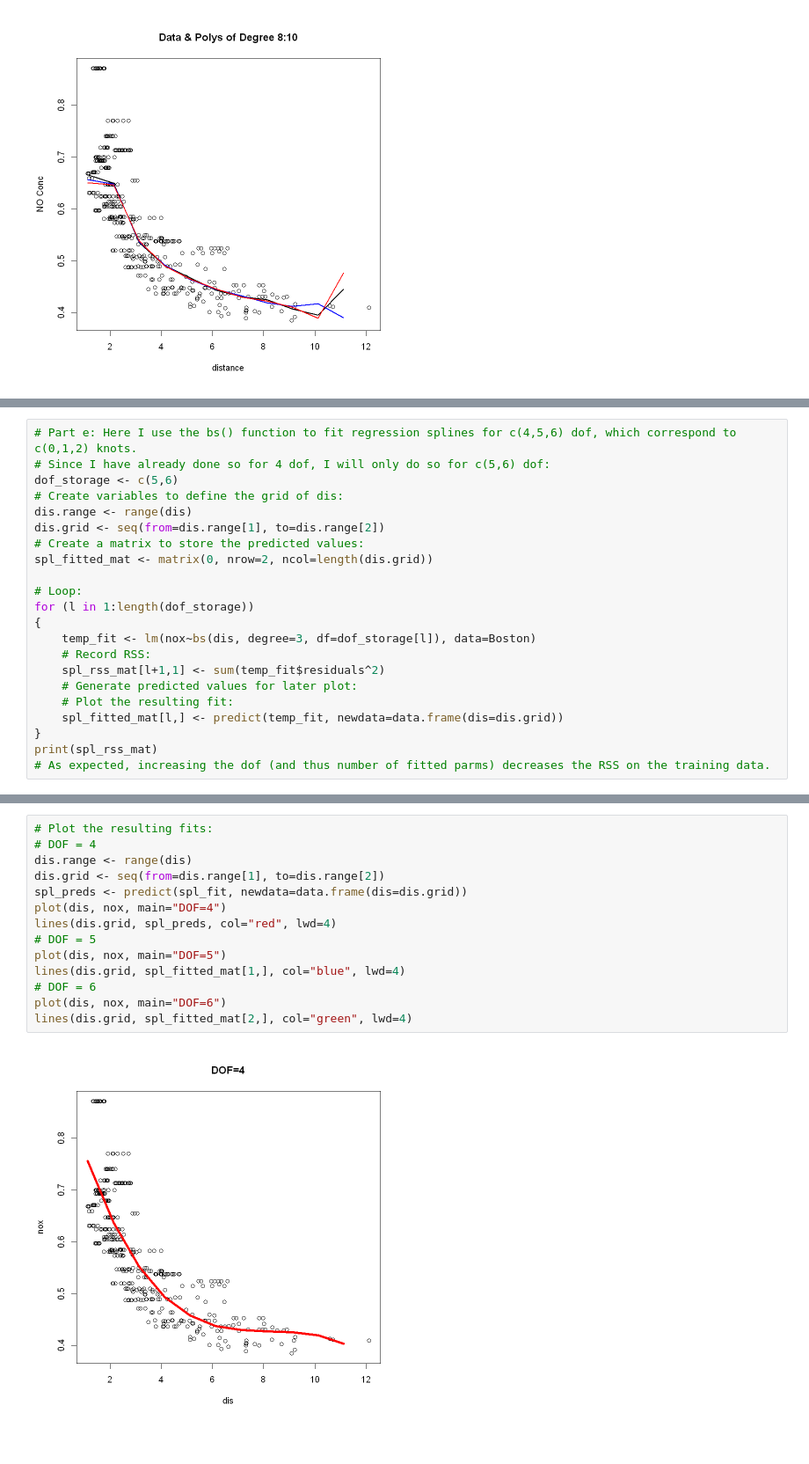
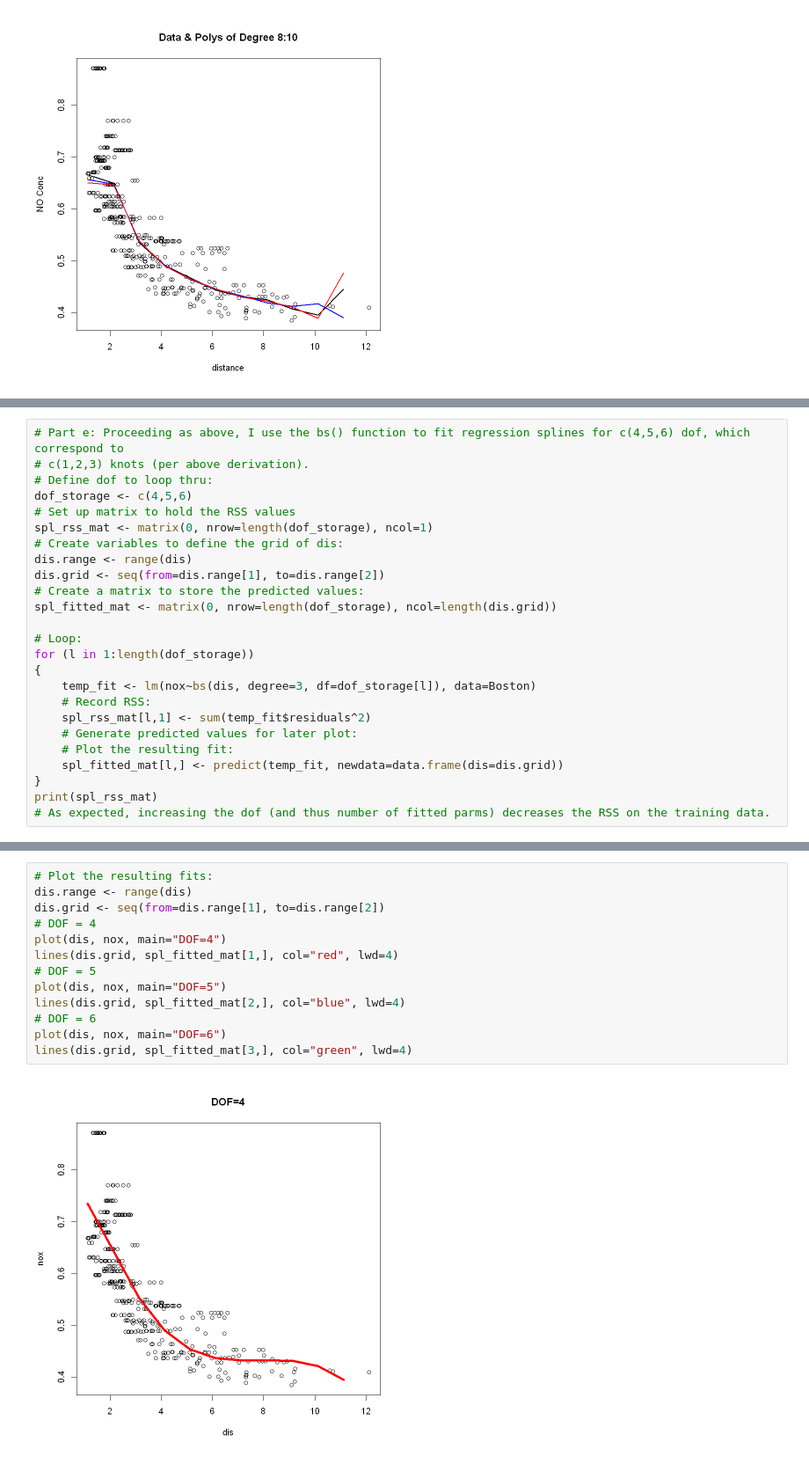
Before and after one commit to mbaznik/ISLR, a Jupyter notebook: Chapter 7/7-9.ipynb, the cells around one changed output, grey strips where cells are left out. Shown at 88% size. Cells and saved outputs as stored; diff of their text form.

```diff
--- a/Chapter 7/7-9.ipynb
+++ b/Chapter 7/7-9.ipynb
@@ -161,19 +160,22 @@ F-statistic: 419.3 on 3 and 502 DF,  p-value: < 2.2e-16
 # %%
-# Part e: Here I use the bs() function to fit regression splines for c(4,5,6) dof, which correspond to c(0,1,2) knots.
-# Since I have already done so for 4 dof, I will only do so for c(5,6) dof:
-dof_storage <- c(5,6)
+# Part e: Proceeding as above, I use the bs() function to fit regression splines for c(4,5,6) dof, which correspond to
+# c(1,2,3) knots (per above derivation).
+# Define dof to loop thru:
+dof_storage <- c(4,5,6)
+# Set up matrix to hold the RSS values
+spl_rss_mat <- matrix(0, nrow=length(dof_storage), ncol=1)
 # Create variables to define the grid of dis:
 dis.range <- range(dis)
 dis.grid <- seq(from=dis.range[1], to=dis.range[2])
 # Create a matrix to store the predicted values:
-spl_fitted_mat <- matrix(0, nrow=2, ncol=length(dis.grid))
+spl_fitted_mat <- matrix(0, nrow=length(dof_storage), ncol=length(dis.grid))
 
 # Loop:
 for (l in 1:length(dof_storage))
 {
     temp_fit <- lm(nox~bs(dis, degree=3, df=dof_storage[l]), data=Boston)
     # Record RSS:
-    spl_rss_mat[l+1,1] <- sum(temp_fit$residuals^2)
+    spl_rss_mat[l,1] <- sum(temp_fit$residuals^2)
     # Generate predicted values for later plot:
     # Plot the resulting fit:
     spl_fitted_mat[l,] <- predict(temp_fit, newdata=data.frame(dis=dis.grid))
@@ -187,20 +189,19 @@ print(spl_rss_mat)
 [3,] 1.833966
 # %%
 # Plot the resulting fits:
-# DOF = 4
 dis.range <- range(dis)
 dis.grid <- seq(from=dis.range[1], to=dis.range[2])
-spl_preds <- predict(spl_fit, newdata=data.frame(dis=dis.grid))
+# DOF = 4
 plot(dis, nox, main="DOF=4")
-lines(dis.grid, spl_preds, col="red", lwd=4)
+lines(dis.grid, spl_fitted_mat[1,], col="red", lwd=4)
 # DOF = 5
 plot(dis, nox, main="DOF=5")
-lines(dis.grid, spl_fitted_mat[1,], col="blue", lwd=4)
+lines(dis.grid, spl_fitted_mat[2,], col="blue", lwd=4)
 # DOF = 6
 plot(dis, nox, main="DOF=6")
-lines(dis.grid, spl_fitted_mat[2,], col="green", lwd=4)
+lines(dis.grid, spl_fitted_mat[3,], col="green", lwd=4)
 # %% [output]
-[figure, old version]
+[figure, new version]
 [figure]
 [figure]
 # %%
```
Also changed, not shown: parts of 6 cells of this notebook.
